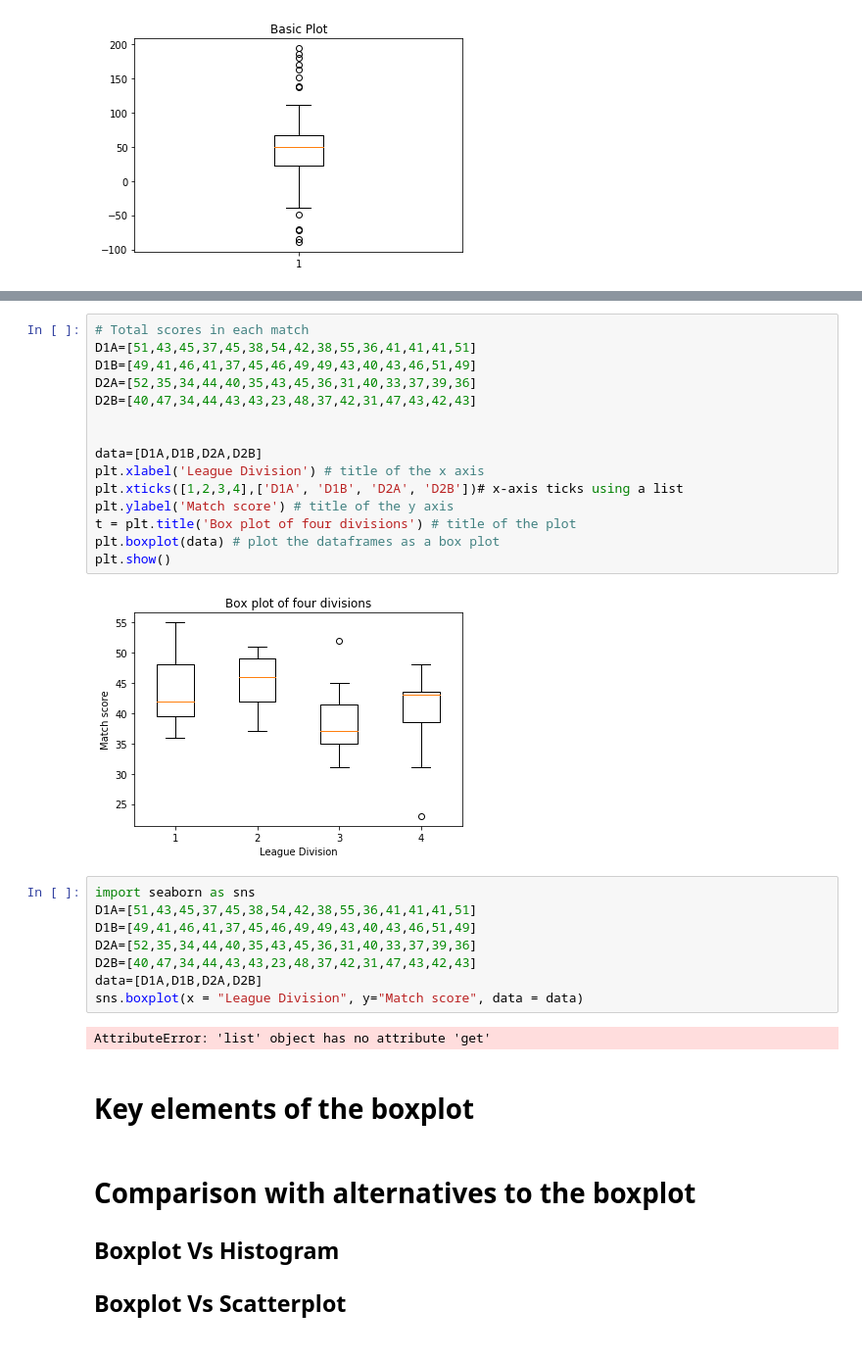
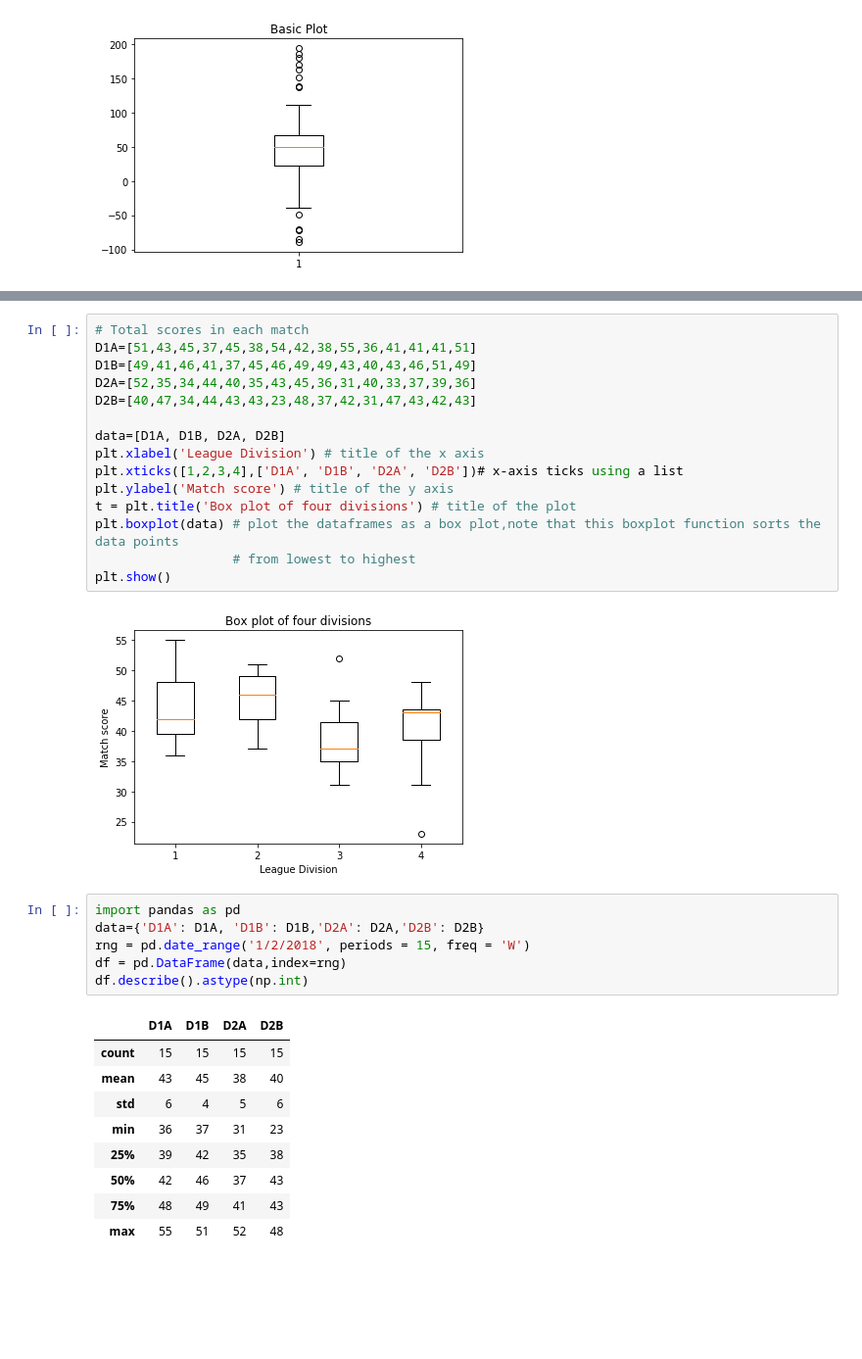
Before and after one commit to mikequaid/Proj-Funda, a Jupyter notebook: boxplot.ipynb, the cells around one changed output, grey strips where cells are left out. Shown: that part at 98% size. Saved outputs shown, nothing was run; the diff lists cells and outputs as text; blank space fills up the shorter version.

```diff
--- a/boxplot.ipynb
+++ b/boxplot.ipynb
@@ -72,33 +75,29 @@ D1B=[49,41,46,41,37,45,46,49,49,43,40,43,46,51,49]
 D2A=[52,35,34,44,40,35,43,45,36,31,40,33,37,39,36]
 D2B=[40,47,34,44,43,43,23,48,37,42,31,47,43,42,43]
 
-
-data=[D1A,D1B,D2A,D2B]
+data=[D1A, D1B, D2A, D2B]
 plt.xlabel('League Division') # title of the x axis
 plt.xticks([1,2,3,4],['D1A', 'D1B', 'D2A', 'D2B'])# x-axis ticks using a list
 plt.ylabel('Match score') # title of the y axis
 t = plt.title('Box plot of four divisions') # title of the plot
-plt.boxplot(data) # plot the dataframes as a box plot
+plt.boxplot(data) # plot the dataframes as a box plot,note that this boxplot function sorts the data points
+                  # from lowest to highest
 plt.show()
 # %% [output]
 [figure]
-# %%
-import seaborn as sns
-D1A=[51,43,45,37,45,38,54,42,38,55,36,41,41,41,51]
-D1B=[49,41,46,41,37,45,46,49,49,43,40,43,46,51,49]
-D2A=[52,35,34,44,40,35,43,45,36,31,40,33,37,39,36]
-D2B=[40,47,34,44,43,43,23,48,37,42,31,47,43,42,43]
-data=[D1A,D1B,D2A,D2B]
-sns.boxplot(x = "League Division", y="Match score", data = data)
-# %% [output]
-AttributeError: 'list' object has no attribute 'get'
-# %% [markdown]
-# Key elements of the boxplot
-# %% [markdown]
-# Comparison with alternatives to the boxplot
-
-## Boxplot Vs Histogram
-
-## Boxplot Vs Scatterplot
-
-##
+# %%
+import pandas as pd
+data={'D1A': D1A, 'D1B': D1B,'D2A': D2A,'D2B': D2B}
+rng = pd.date_range('1/2/2018', periods = 15, freq = 'W')
+df = pd.DataFrame(data,index=rng)
+df.describe().astype(np.int)
+# %% [output]
+|  | D1A | D1B | D2A | D2B |
+| count | 15 | 15 | 15 | 15 |
+| mean | 43 | 45 | 38 | 40 |
+| std | 6 | 4 | 5 | 6 |
+| min | 36 | 37 | 31 | 23 |
+| 25% | 39 | 42 | 35 | 38 |
+| 50% | 42 | 46 | 37 | 43 |
+| 75% | 48 | 49 | 41 | 43 |
+| max | 55 | 51 | 52 | 48 |
```
Also changed, not shown: parts of 11 cells of this notebook.
